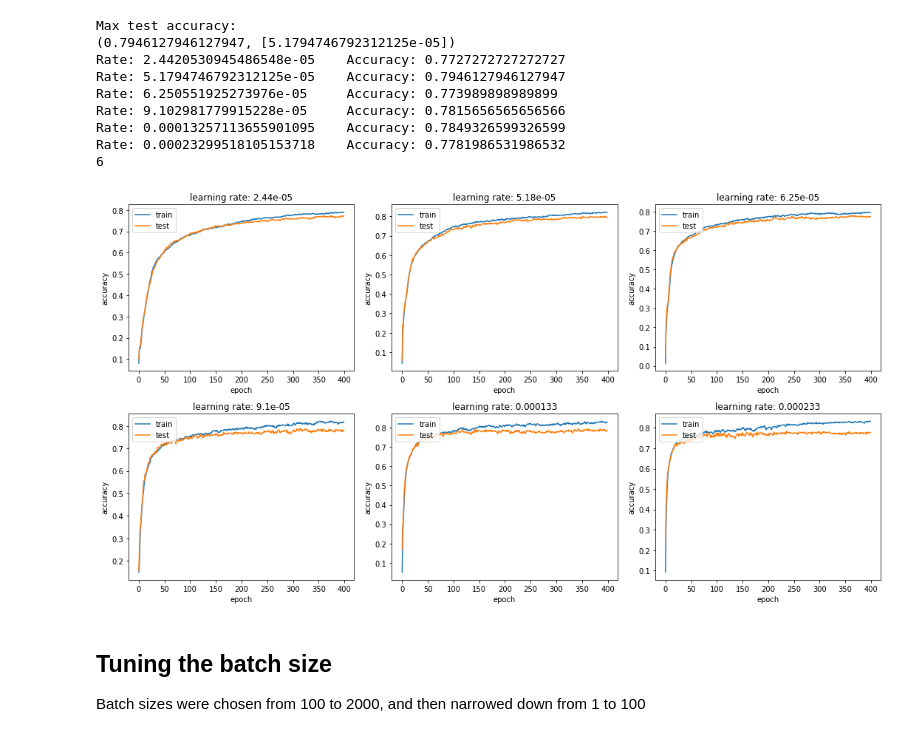
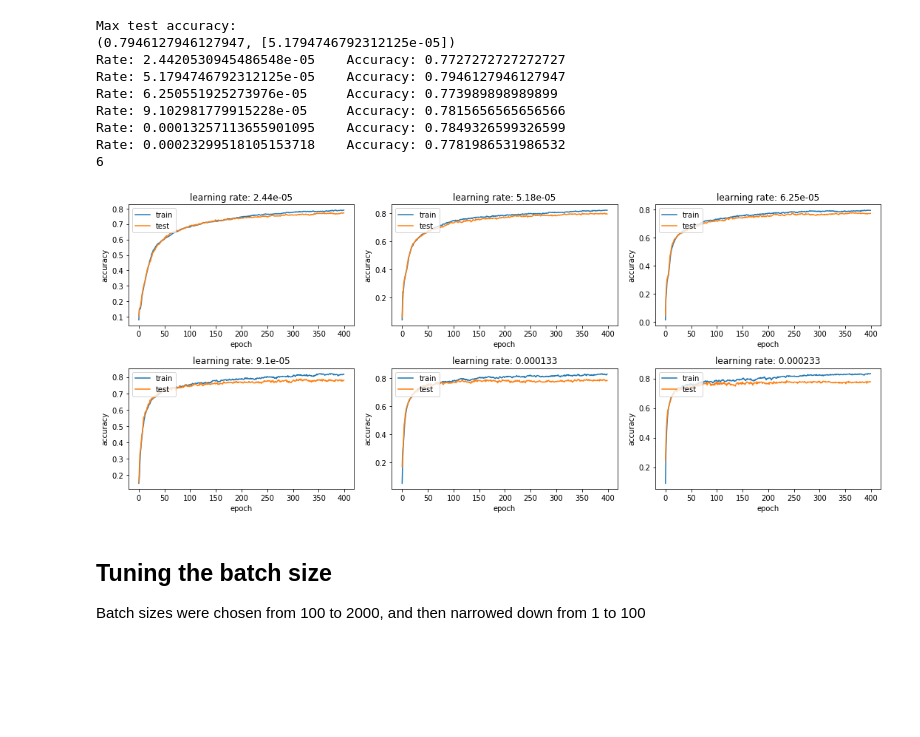
Before and after one commit to programmingprincess/tumor-origin, a Jupyter notebook: analysis.ipynb, the cells around one changed output. Saved outputs shown, nothing was run; the diff lists cells and outputs as text; code cells hidden in the pictures; blank space fills up the shorter version.

```diff
--- a/analysis.ipynb
+++ b/analysis.ipynb
@@ -387,29 +506,29 @@ Rate: 0.00023299518105153718    Accuracy: 0.7781986531986532
 # %%
 def visualizeEpochs(learnloss, histories):
     fig = plt.figure(figsize=(10,3))
     counter = 0
-    nrRows = 2
+    nrRows = 4
     nrCols = 3
     for lr in goodrates:
         # generate subplots
         ax = fig.add_subplot(nrRows, nrCols, counter+1)
         ax.plot(histories[lr]['acc'])
         ax.plot(histories[lr]['val_acc'])
         plt.title('learning rate: ' + '{:.3g}'.format(lr))
         ax.set_ylabel('accuracy')
         ax.set_xlabel('epoch')
         ax.legend(['train', 'test'], loc='upper left')
         counter +=1
-    fig.set_figheight(8)
+    fig.set_figheight(12)
     fig.set_figwidth(15)
     plt.tight_layout()
-    plt.savefig("accuracy_epochs.pdf")
+    plt.savefig("mirna/6-accuracy_epochs.pdf")
     plt.show()
 
 
 visualizeEpochs(learnloss, histories)
 # %% [output]
-[figure, old version]
+[figure, new version]
 # %%
 # Learning rate: 0.01 to 0.000001
 # encoded labels are one-hot encoded
```
Also changed, not shown: parts of 11 cells of this notebook, 3 other files.
